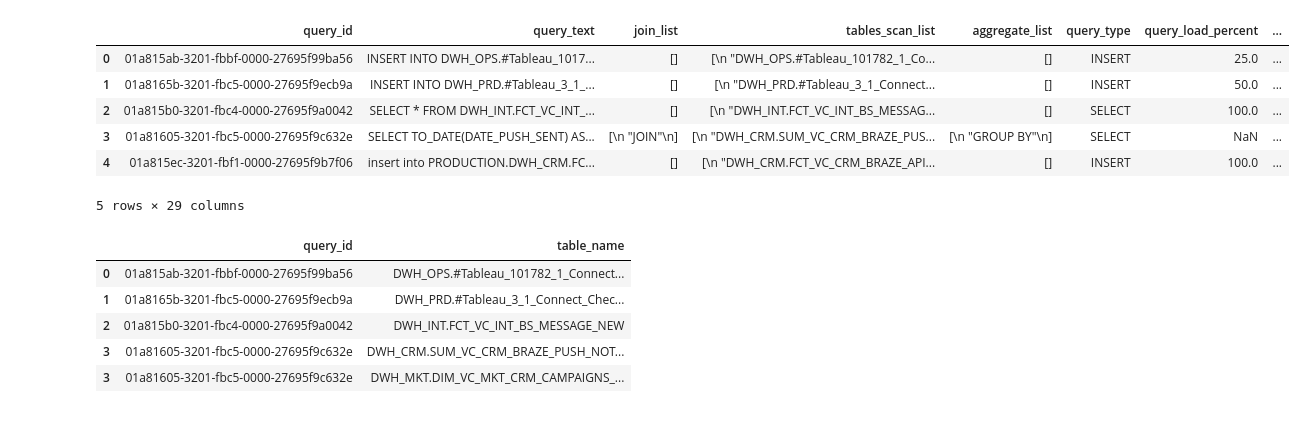
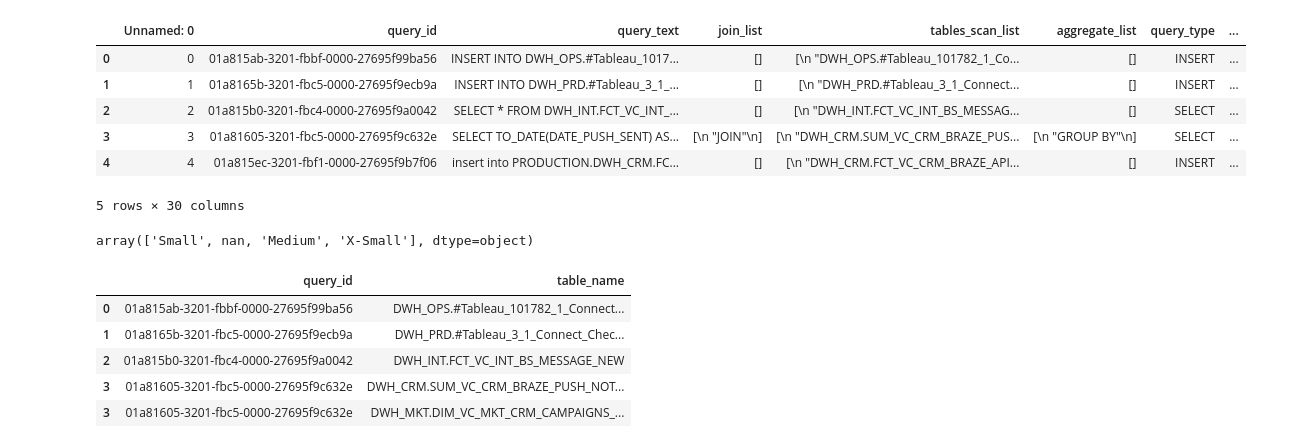
Before and after one commit to PDBeattie/lots, a Jupyter notebook: qlap/Query Length Approximation Predictor.ipynb, the cells around one changed output. Cells and saved outputs as stored; diff of their text form; code cells hidden in the pictures.

```diff
--- a/qlap/Query Length Approximation Predictor.ipynb
+++ b/qlap/Query Length Approximation Predictor.ipynb
@@ -26,8 +31,9 @@ def get_data_from_snow(query):
 # %%
-fp = "/Users/phillip.beattie/Gitlab/lots/qlap"
+fp = "C:/Users/phill/git/lots/qlap"
 sql_file = os.path.join(fp, "fct_query_history_lin_reg.sql")
 sql = Path(sql_file).read_text()
 csv_file = os.path.join(fp, "fct_query_history_lin_reg.csv")
+table_file = os.path.join(fp, "dim_table_storage.csv")
 # %%
 print(csv_file)
 # %% [output]
@@ -34,0 +41,9 @@ print(csv_file)
+# %%
+# initialize list elements
+data = {
+    'warehouse_size':['X-Small','Small','Medium','Large','X-Large'],
+    'warehouse_multiplier':[1,2,4,8,16]
+}
+
+df_wh = pd.DataFrame.from_dict(data)
+df_wh
@@ -35,23 +57,32 @@ print(csv_file)
 # %%
 if os.path.isfile(csv_file):
-    df = pd.read_csv(csv_file)
+    df = pd.read_csv(csv_file, lineterminator='\n')
 else:
     df = get_data_from_snow(sql)
 #     df = df.replace(r'\n',' ', regex=True)
     df.query_text = df.query_text.replace(r'\n|"',' ', regex=True)
     df.tables_scan_list = df.tables_scan_list.replace(r'\n',' ', regex=True)
 #     to_replace=r'^ba.$'
     df.to_csv(fp + '/fct_query_history_lin_reg.csv', quoting=csv.QUOTE_MINIMAL)
 
+df.merge(df_wh)
+
 df.head()
 # %% [output]
-|  | query_id | query_text | join_list | tables_scan_list | aggregate_list | query_type | query_load_percent | ... |
-| 0 | 01a815ab-3201-fbbf-0000-27695f99ba56 | INSERT INTO DWH_OPS.#Tableau_1017... | [] | [\n "DWH_OPS.#Tableau_101782_1_Co... | [] | INSERT | 25.0 | ... |
-| 1 | 01a8165b-3201-fbc5-0000-27695f9ecb9a | INSERT INTO DWH_PRD.#Tableau_3_1_... | [] | [\n "DWH_PRD.#Tableau_3_1_Connect... | [] | INSERT | 50.0 | ... |
-| 2 | 01a815b0-3201-fbc4-0000-27695f9a0042 | SELECT * FROM DWH_INT.FCT_VC_INT_... | [] | [\n "DWH_INT.FCT_VC_INT_BS_MESSAG... | [] | SELECT | 100.0 | ... |
-| 3 | 01a81605-3201-fbc5-0000-27695f9c632e | SELECT TO_DATE(DATE_PUSH_SENT) AS... | [\n "JOIN"\n] | [\n "DWH_CRM.SUM_VC_CRM_BRAZE_PUS... | [\n "GROUP BY"\n] | SELECT | NaN | ... |
-| 4 | 01a815ec-3201-fbf1-0000-27695f9b7f06 | insert into PRODUCTION.DWH_CRM.FC... | [] | [\n "DWH_CRM.FCT_VC_CRM_BRAZE_API... | [] | INSERT | 100.0 | ... |
+|  | Unnamed: 0 | query_id | query_text | join_list | tables_scan_list | aggregate_list | query_type | ... |
+| 0 | 0 | 01a815ab-3201-fbbf-0000-27695f99ba56 | INSERT INTO DWH_OPS.#Tableau_1017... | [] | [\n "DWH_OPS.#Tableau_101782_1_Co... | [] | INSERT | ... |
+| 1 | 1 | 01a8165b-3201-fbc5-0000-27695f9ecb9a | INSERT INTO DWH_PRD.#Tableau_3_1_... | [] | [\n "DWH_PRD.#Tableau_3_1_Connect... | [] | INSERT | ... |
+| 2 | 2 | 01a815b0-3201-fbc4-0000-27695f9a0042 | SELECT * FROM DWH_INT.FCT_VC_INT_... | [] | [\n "DWH_INT.FCT_VC_INT_BS_MESSAG... | [] | SELECT | ... |
+| 3 | 3 | 01a81605-3201-fbc5-0000-27695f9c632e | SELECT TO_DATE(DATE_PUSH_SENT) AS... | [\n "JOIN"\n] | [\n "DWH_CRM.SUM_VC_CRM_BRAZE_PUS... | [\n "GROUP BY"\n] | SELECT | ... |
+| 4 | 4 | 01a815ec-3201-fbf1-0000-27695f9b7f06 | insert into PRODUCTION.DWH_CRM.FC... | [] | [\n "DWH_CRM.FCT_VC_CRM_BRAZE_API... | [] | INSERT | ... |
-5 rows × 29 columns
+5 rows × 30 columns
+# %%
+# for col in df.columns:
+#     print(col)
+
+df['warehouse_size'].unique()
+# %% [output]
+array(['Small', nan, 'Medium', 'X-Small'], dtype=object)
 # %%
 df_tables = df[['query_id', 'tables_scan_list']].copy()
 df_tables.dtypes
```
Also changed, not shown: parts of 17 cells of this notebook.
